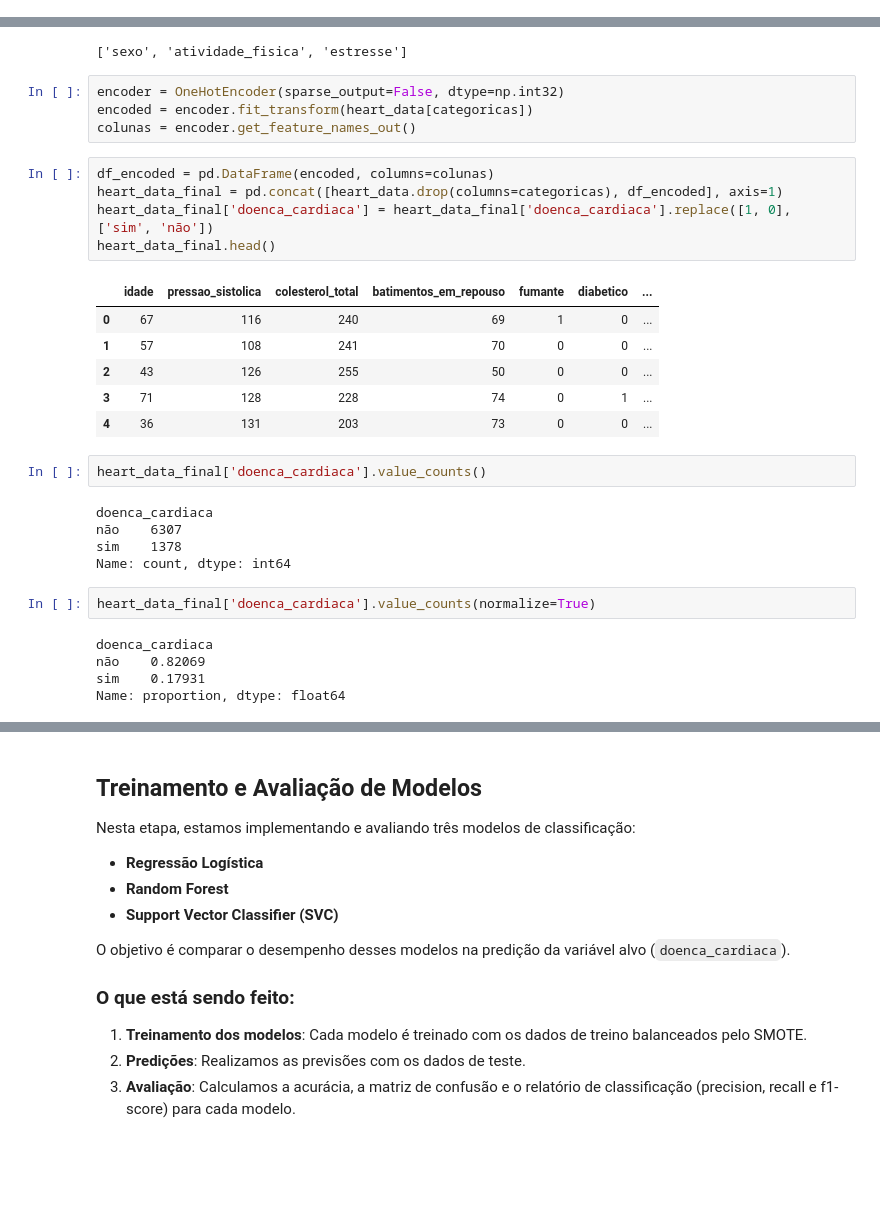
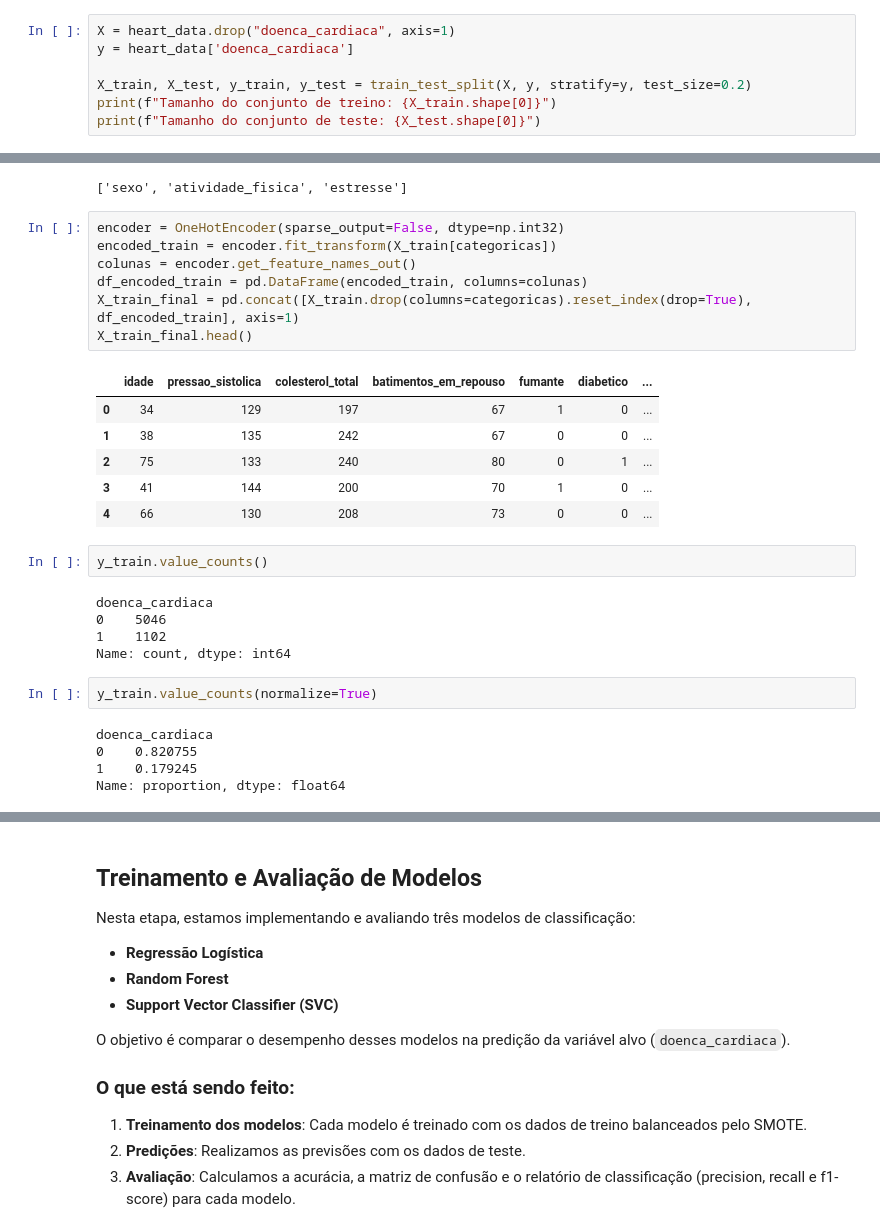
Before and after one commit to giovani-bruno/prever_doenca_cardiaca, a Jupyter notebook: heart_disease.ipynb, the cells around one changed output, grey strips where cells are left out. Drawn from its saved outputs; the diff is of its cells as text; blank space fills up the shorter version.

```diff
--- a/heart_disease.ipynb
+++ b/heart_disease.ipynb
@@ -361,3 +361,10 @@ plt.show()
 As variáveis idade, pressao_sistolica e colesterol_total possuem associação positiva clara com a presença de doença cardíaca.
 
 A variável batimentos_em_repouso exige exploração mais detalhada por não apresentar uma tendência contínua evidente.
+# %%
+X = heart_data.drop("doenca_cardiaca", axis=1)
+y = heart_data['doenca_cardiaca']
+
+X_train, X_test, y_train, y_test = train_test_split(X, y, stratify=y, test_size=0.2)
+print(f"Tamanho do conjunto de treino: {X_train.shape[0]}")
+print(f"Tamanho do conjunto de teste: {X_test.shape[0]}")
@@ -377,31 +387,29 @@ categoricas
 ['sexo', 'atividade_fisica', 'estresse']
 # %%
 encoder = OneHotEncoder(sparse_output=False, dtype=np.int32)
-encoded = encoder.fit_transform(heart_data[categoricas])
+encoded_train = encoder.fit_transform(X_train[categoricas])
 colunas = encoder.get_feature_names_out()
+df_encoded_train = pd.DataFrame(encoded_train, columns=colunas)
+X_train_final = pd.concat([X_train.drop(columns=categoricas).reset_index(drop=True), df_encoded_train], axis=1)
+X_train_final.head()
+# %% [output]
+|  | idade | pressao_sistolica | colesterol_total | batimentos_em_repouso | fumante | diabetico | ... |
+| 0 | 34 | 129 | 197 | 67 | 1 | 0 | ... |
+| 1 | 38 | 135 | 242 | 67 | 0 | 0 | ... |
+| 2 | 75 | 133 | 240 | 80 | 0 | 1 | ... |
+| 3 | 41 | 144 | 200 | 70 | 1 | 0 | ... |
+| 4 | 66 | 130 | 208 | 73 | 0 | 0 | ... |
-# %%
-df_encoded = pd.DataFrame(encoded, columns=colunas)
-heart_data_final = pd.concat([heart_data.drop(columns=categoricas), df_encoded], axis=1)
-heart_data_final['doenca_cardiaca'] = heart_data_final['doenca_cardiaca'].replace([1, 0], ['sim', 'não'])
-heart_data_final.head()
-# %% [output]
-|  | idade | pressao_sistolica | colesterol_total | batimentos_em_repouso | fumante | diabetico | ... |
-| 0 | 67 | 116 | 240 | 69 | 1 | 0 | ... |
-| 1 | 57 | 108 | 241 | 70 | 0 | 0 | ... |
-| 2 | 43 | 126 | 255 | 50 | 0 | 0 | ... |
-| 3 | 71 | 128 | 228 | 74 | 0 | 1 | ... |
-| 4 | 36 | 131 | 203 | 73 | 0 | 0 | ... |
 # %%
-heart_data_final['doenca_cardiaca'].value_counts()
+y_train.value_counts()
 # %% [output]
 doenca_cardiaca
-não    6307
-sim    1378
+0    5046
+1    1102
 Name: count, dtype: int64
 # %%
-heart_data_final['doenca_cardiaca'].value_counts(normalize=True)
+y_train.value_counts(normalize=True)
 # %% [output]
 doenca_cardiaca
-não    0.82069
-sim    0.17931
+0    0.820755
+1    0.179245
 Name: proportion, dtype: float64
```
Also changed, not shown: parts of 23 cells of this notebook, 2 other files.
